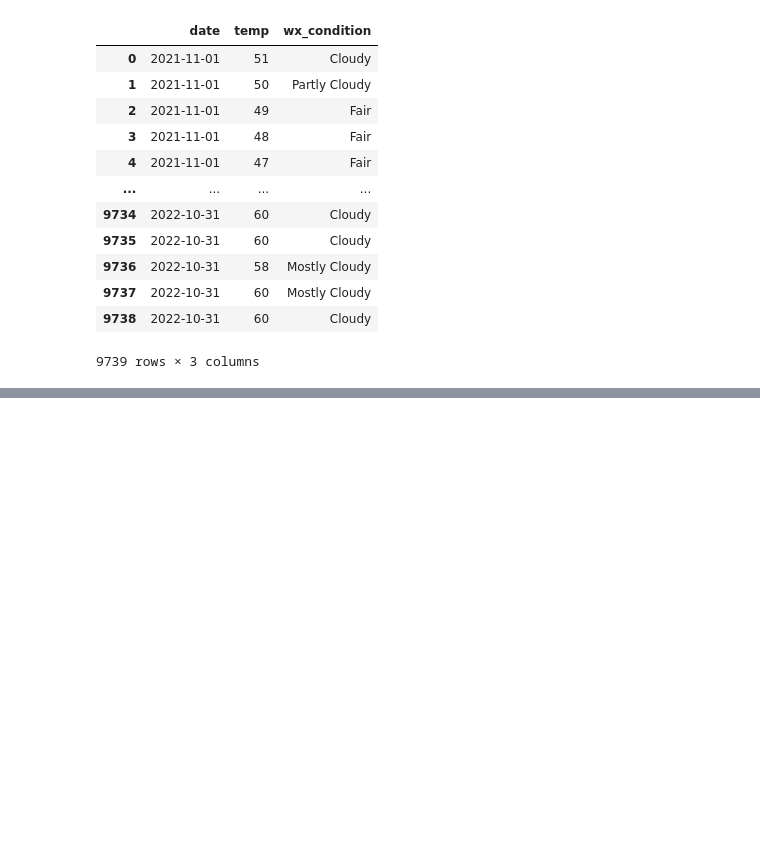
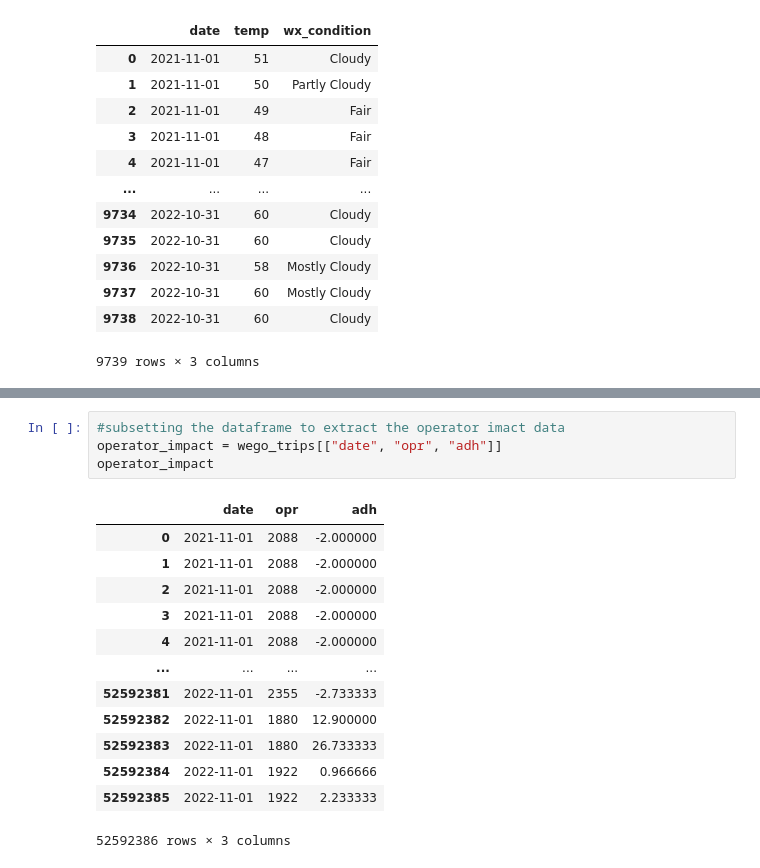
Before and after one commit to NSS-Data-Analytics-Cohort-7/wego-data-world-problems, a Jupyter notebook: notebook/We_go_project.ipynb, the cells around one changed output, grey strips where cells are left out. Cells and saved outputs as stored; diff of their text form; blank space fills up the shorter version.

```diff
--- a/notebook/We_go_project.ipynb
+++ b/notebook/We_go_project.ipynb
@@ -174,3 +174,21 @@ wego_trips.head()
 | 2 | 76447164 | 2021-11-01 | 7 | 1704 | 2088 | 297750 | TO DOWNTOWN | HBHS | 4.0 | ... |
 | 3 | 76447164 | 2021-11-01 | 7 | 1704 | 2088 | 297750 | TO DOWNTOWN | HBHS | 4.0 | ... |
 | 4 | 76447164 | 2021-11-01 | 7 | 1704 | 2088 | 297750 | TO DOWNTOWN | HBHS | 4.0 | ... |
+# %%
+#subsetting the dataframe to extract the operator imact data
+operator_impact = wego_trips[["date", "opr", "adh"]]
+operator_impact
+# %% [output]
+|  | date | opr | adh |
+| 0 | 2021-11-01 | 2088 | -2.000000 |
+| 1 | 2021-11-01 | 2088 | -2.000000 |
+| 2 | 2021-11-01 | 2088 | -2.000000 |
+| 3 | 2021-11-01 | 2088 | -2.000000 |
+| 4 | 2021-11-01 | 2088 | -2.000000 |
+| ... | ... | ... | ... |
+| 52592381 | 2022-11-01 | 2355 | -2.733333 |
+| 52592382 | 2022-11-01 | 1880 | 12.900000 |
+| 52592383 | 2022-11-01 | 1880 | 26.733333 |
+| 52592384 | 2022-11-01 | 1922 | 0.966666 |
+| 52592385 | 2022-11-01 | 1922 | 2.233333 |
+52592386 rows × 3 columns
```
Also changed, not shown: parts of 7 cells of this notebook.
